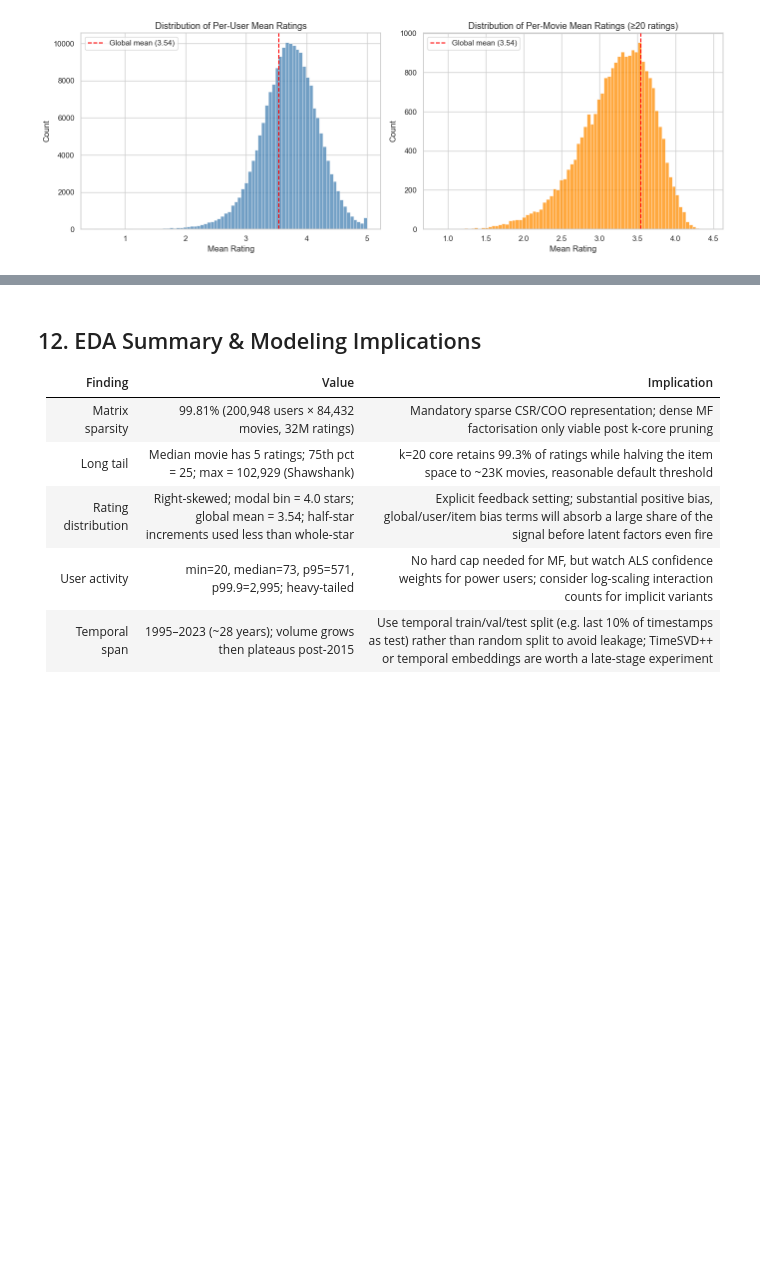
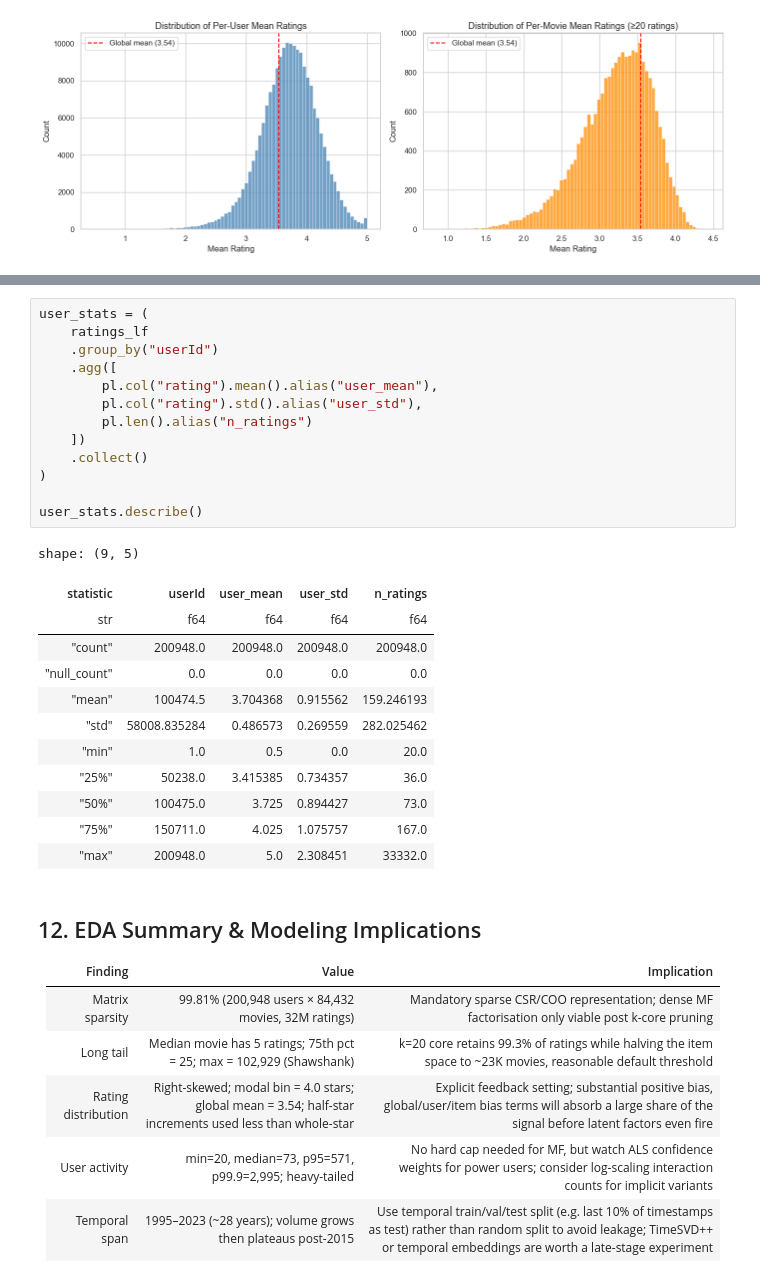
Before and after one commit to bouhlet0/movie-lens-recommender, a Jupyter notebook: EDA.ipynb, the cells around one changed output, grey strips where cells are left out. Cells and saved outputs as stored; diff of their text form; blank space fills up the shorter version.

```diff
--- a/EDA.ipynb
+++ b/EDA.ipynb
@@ -571,3 +637,29 @@ plt.show()
+# %%
+user_stats = (
+    ratings_lf
+    .group_by("userId")
+    .agg([
+        pl.col("rating").mean().alias("user_mean"),
+        pl.col("rating").std().alias("user_std"),
+        pl.len().alias("n_ratings")
+    ])
+    .collect()
+)
+
+user_stats.describe()
+# %% [output]
+shape: (9, 5)
+| statistic | userId | user_mean | user_std | n_ratings |
+| str | f64 | f64 | f64 | f64 |
+| "count" | 200948.0 | 200948.0 | 200948.0 | 200948.0 |
+| "null_count" | 0.0 | 0.0 | 0.0 | 0.0 |
+| "mean" | 100474.5 | 3.704368 | 0.915562 | 159.246193 |
+| "std" | 58008.835284 | 0.486573 | 0.269559 | 282.025462 |
+| "min" | 1.0 | 0.5 | 0.0 | 20.0 |
+| "25%" | 50238.0 | 3.415385 | 0.734357 | 36.0 |
+| "50%" | 100475.0 | 3.725 | 0.894427 | 73.0 |
+| "75%" | 150711.0 | 4.025 | 1.075757 | 167.0 |
+| "max" | 200948.0 | 5.0 | 2.308451 | 33332.0 |
 # %% [markdown]
 ## 12. EDA Summary & Modeling Implications
 
```
Also changed, not shown: parts of 4 cells of this notebook.
